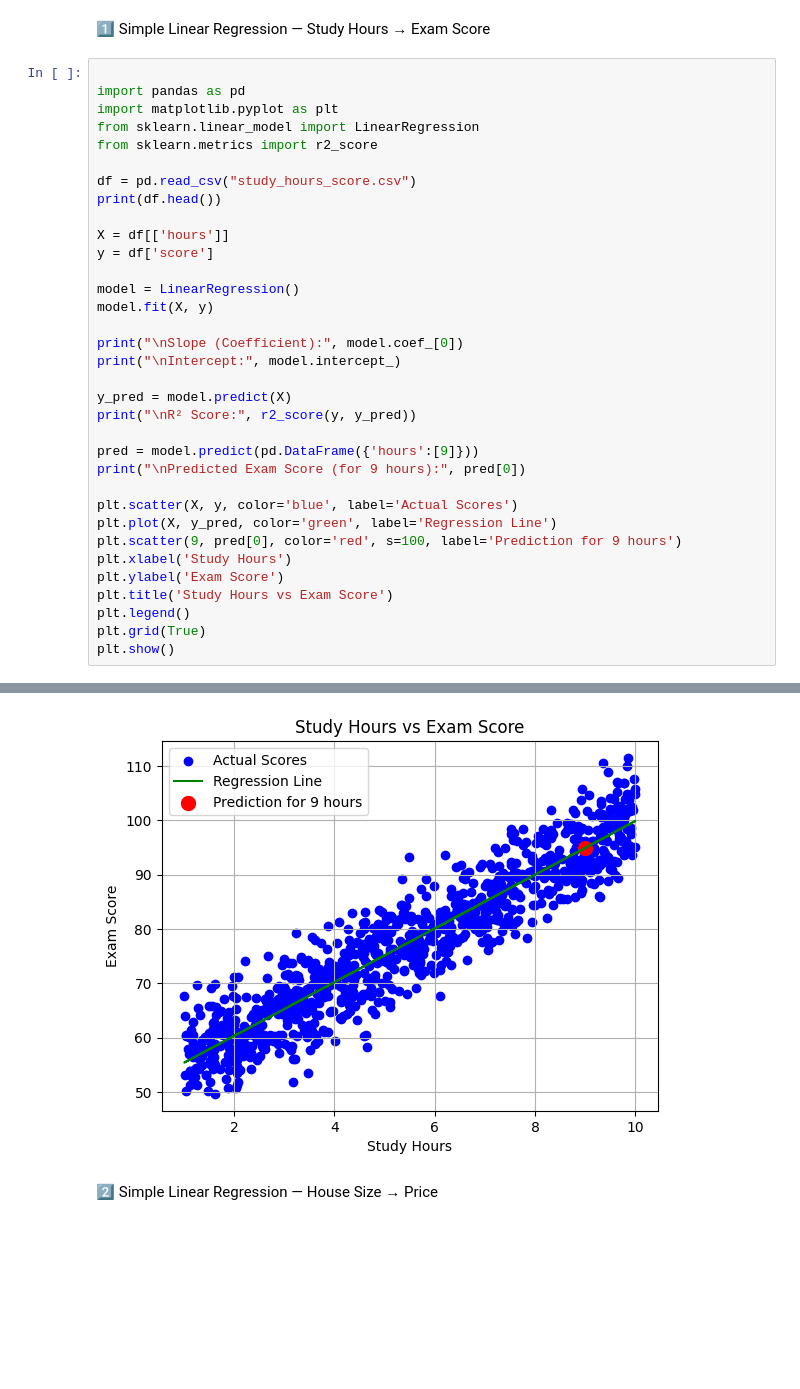
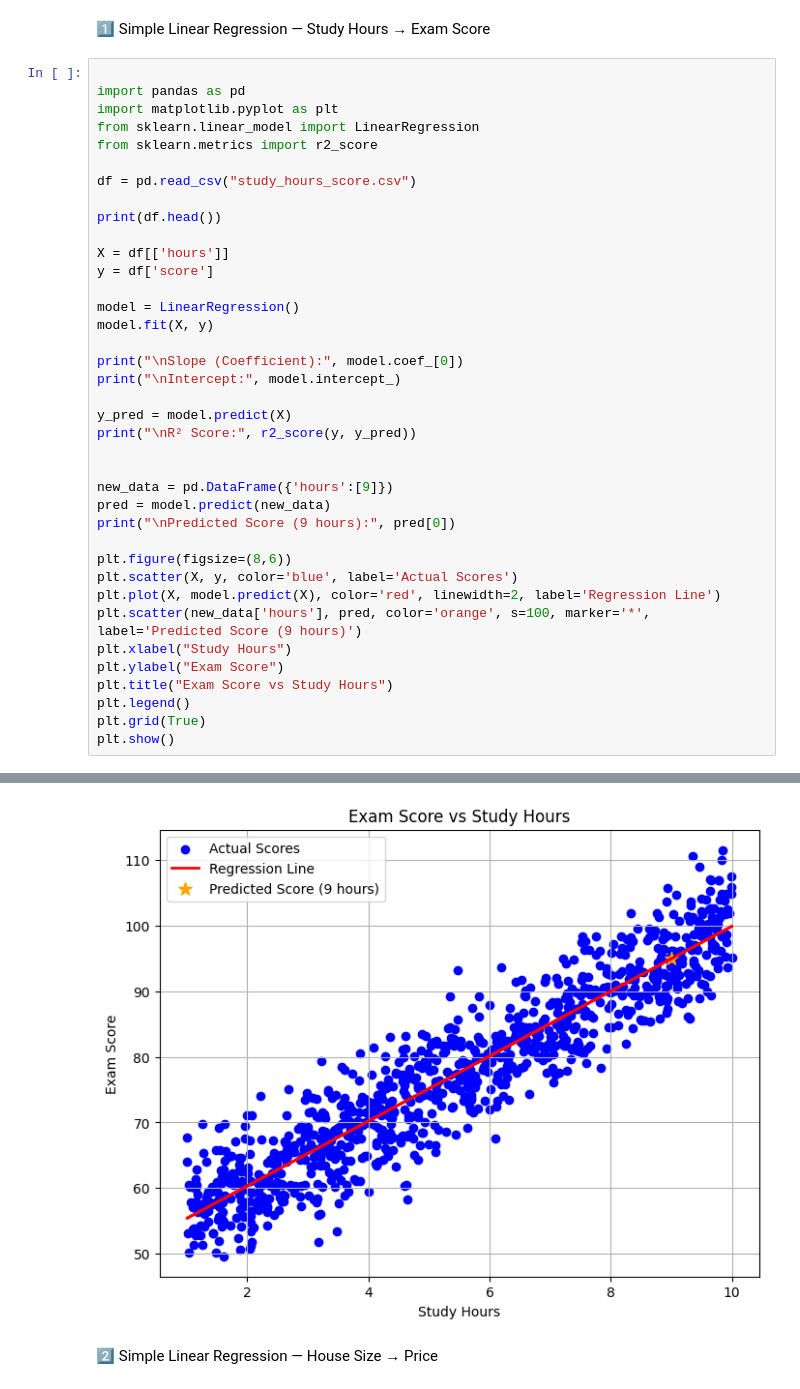
Before and after one commit to Vinotha2005/LR-PRACTISE, a Jupyter notebook: task.ipynb, the cells around one changed output, grey strips where cells are left out. Drawn from its saved outputs; the diff is of its cells as text; blank space fills up the shorter version.

```diff
--- a/task.ipynb
+++ b/task.ipynb
@@ -8,6 +8,7 @@ from sklearn.linear_model import LinearRegression
 from sklearn.metrics import r2_score
 
 df = pd.read_csv("study_hours_score.csv")
+
 print(df.head())
 
 X = df[['hours']]
@@ -22,15 +23,18 @@ print("\nIntercept:", model.intercept_)
 y_pred = model.predict(X)
 print("\nR² Score:", r2_score(y, y_pred))
 
-pred = model.predict(pd.DataFrame({'hours':[9]}))
-print("\nPredicted Exam Score (for 9 hours):", pred[0])
 
+new_data = pd.DataFrame({'hours':[9]})
+pred = model.predict(new_data)
+print("\nPredicted Score (9 hours):", pred[0])
+
+plt.figure(figsize=(8,6))
 plt.scatter(X, y, color='blue', label='Actual Scores')
-plt.plot(X, y_pred, color='green', label='Regression Line')
-plt.scatter(9, pred[0], color='red', s=100, label='Prediction for 9 hours')
-plt.xlabel('Study Hours')
-plt.ylabel('Exam Score')
-plt.title('Study Hours vs Exam Score')
+plt.plot(X, model.predict(X), color='red', linewidth=2, label='Regression Line')
+plt.scatter(new_data['hours'], pred, color='orange', s=100, marker='*', label='Predicted Score (9 hours)')
+plt.xlabel("Study Hours")
+plt.ylabel("Exam Score")
+plt.title("Exam Score vs Study Hours")
 plt.legend()
 plt.grid(True)
 plt.show()
@@ -52,4 +56,4 @@ Predicted Exam Score (for 9 hours): 94.95455774672702
-[figure, old version]
+[figure, new version]
 # %% [markdown]
 2️⃣ Simple Linear Regression — House Size → Price
 # %%
```
Also changed, not shown: parts of 5 cells of this notebook.
